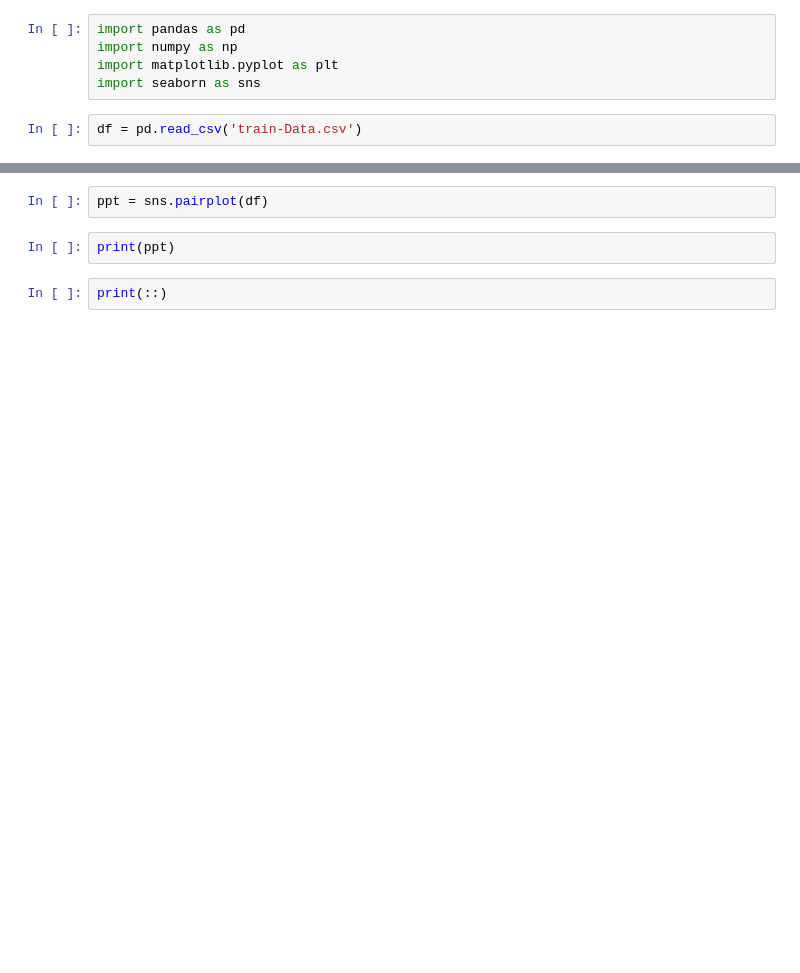
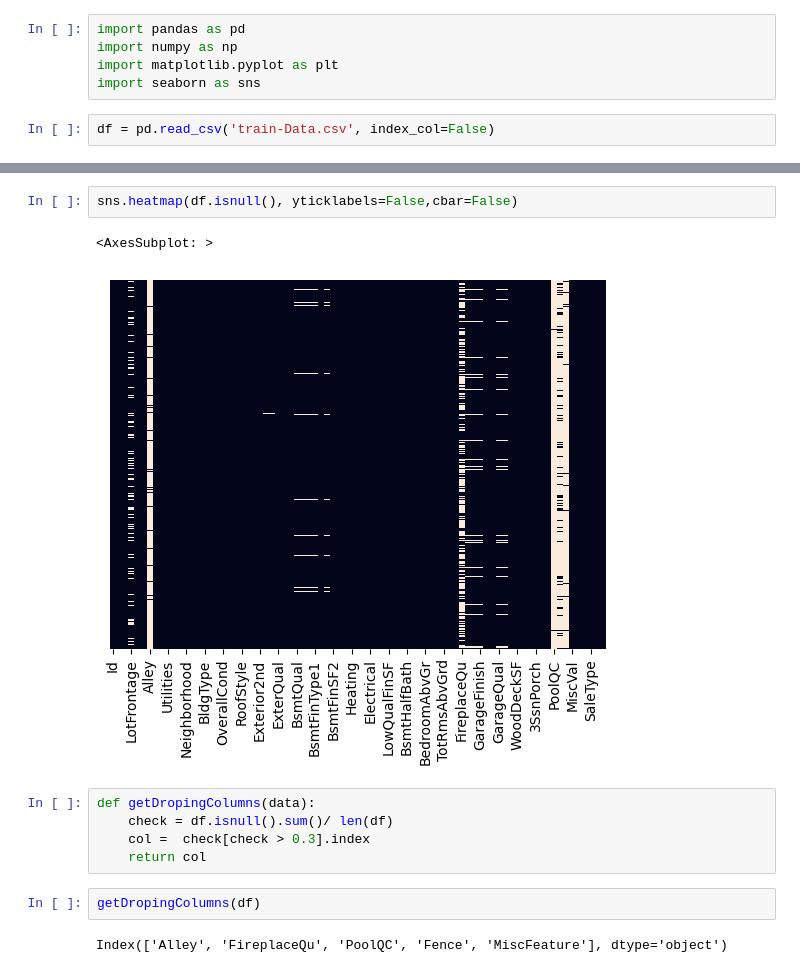
Before and after one commit to DevAmarkr/House-Price-Predcition.DSProject, a Jupyter notebook: prdicting_house_price.ipynb, the cells around one changed output, grey strips where cells are left out. Saved outputs shown, nothing was run; the diff lists cells and outputs as text; blank space fills up the shorter version.

```diff
--- a/prdicting_house_price.ipynb
+++ b/prdicting_house_price.ipynb
@@ -4,6 +4,6 @@ import numpy as np
 import matplotlib.pyplot as plt
 import seaborn as sns
 # %%
-df = pd.read_csv('train-Data.csv')
+df = pd.read_csv('train-Data.csv', index_col=False)
 # %%
 df.head()
@@ -12,6 +38,14 @@ df.isnull().sum()
-# %%
-ppt = sns.pairplot(df)
-# %%
-print(ppt)
-# %%
-print(::)
+# %%
+sns.heatmap(df.isnull(), yticklabels=False,cbar=False)
+# %% [output]
+<AxesSubplot: >
+[figure, added]
+# %%
+def getDropingColumns(data):
+    check = df.isnull().sum()/ len(df)
+    col =  check[check > 0.3].index
+    return col
+# %%
+getDropingColumns(df)
+# %% [output]
+Index(['Alley', 'FireplaceQu', 'PoolQC', 'Fence', 'MiscFeature'], dtype='object')
```
Also changed, not shown: parts of 49 cells of this notebook, 2 other files.
